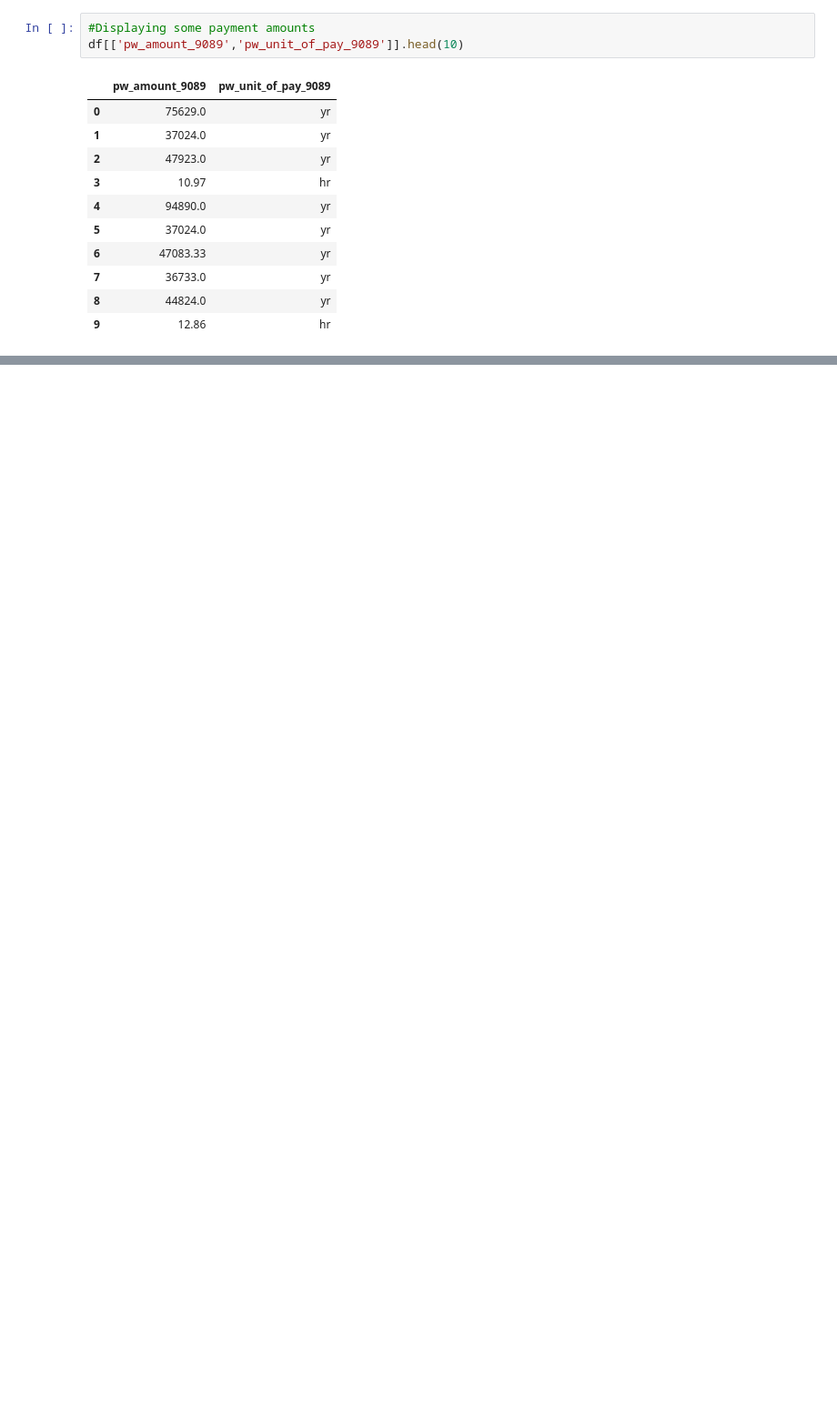
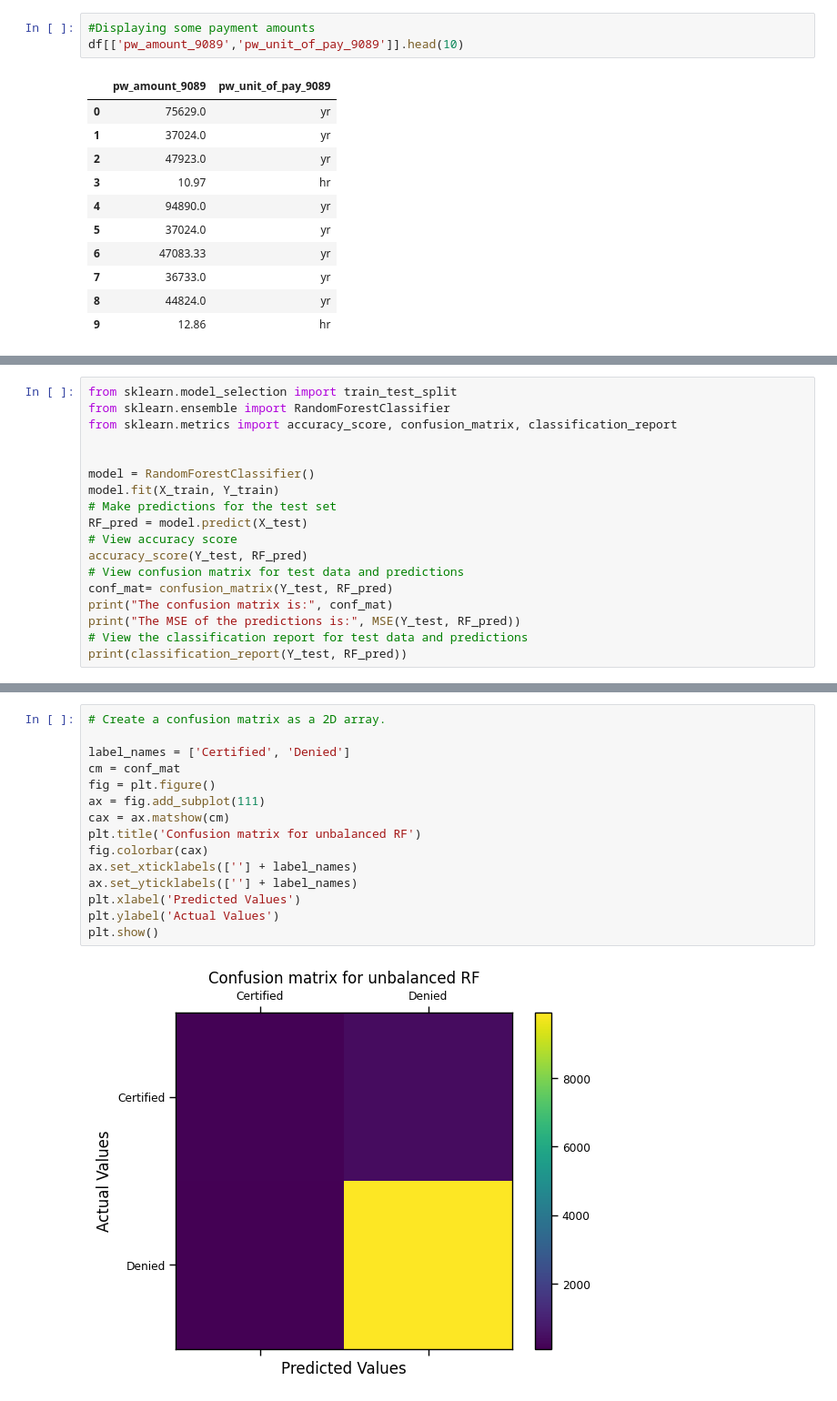
Before and after one commit to Josh-Sackey/CS5361_Group9, a Jupyter notebook: finalproject.ipynb, the cells around one changed output, grey strips where cells are left out. Shown: that part at 91% size. Saved outputs shown, nothing was run; the diff lists cells and outputs as text; blank space fills up the shorter version.

```diff
--- a/finalproject.ipynb
+++ b/finalproject.ipynb
@@ -494,0 +971,18 @@ TypeError: Cannot convert ['75629.0' '37024.0' '47923.0' ... '114795.00' '112354
+# %%
+from sklearn.model_selection import train_test_split
+from sklearn.ensemble import RandomForestClassifier
+from sklearn.metrics import accuracy_score, confusion_matrix, classification_report
+
+
+model = RandomForestClassifier()
+model.fit(X_train, Y_train)
+# Make predictions for the test set
+RF_pred = model.predict(X_test)
+# View accuracy score
+accuracy_score(Y_test, RF_pred)
+# View confusion matrix for test data and predictions
+conf_mat= confusion_matrix(Y_test, RF_pred)
+print("The confusion matrix is:", conf_mat)
+print("The MSE of the predictions is:", MSE(Y_test, RF_pred))
+# View the classification report for test data and predictions
+print(classification_report(Y_test, RF_pred))
@@ -494,0 +1001,17 @@ TypeError: Cannot convert ['75629.0' '37024.0' '47923.0' ... '114795.00' '112354
+# %%
+# Create a confusion matrix as a 2D array.
+
+label_names = ['Certified', 'Denied']
+cm = conf_mat
+fig = plt.figure()
+ax = fig.add_subplot(111)
+cax = ax.matshow(cm)
+plt.title('Confusion matrix for unbalanced RF')
+fig.colorbar(cax)
+ax.set_xticklabels([''] + label_names)
+ax.set_yticklabels([''] + label_names)
+plt.xlabel('Predicted Values')
+plt.ylabel('Actual Values')
+plt.show()
+# %% [output]
+[figure, added]
```
Also changed, not shown: parts of 68 cells of this notebook.
